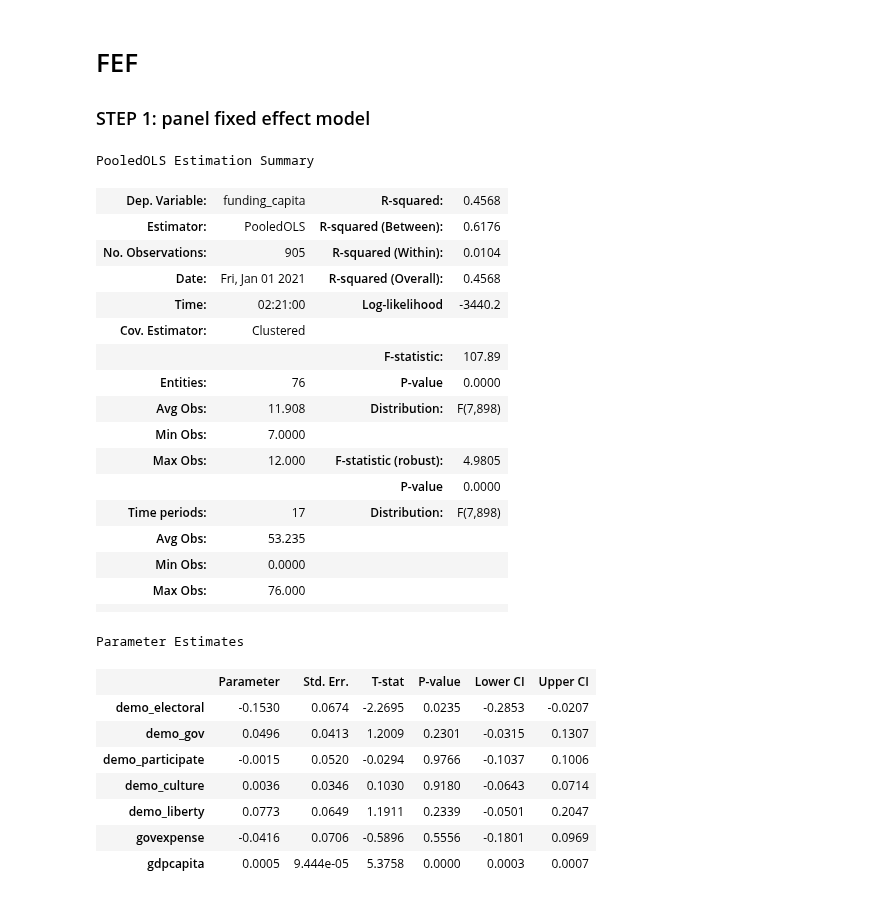
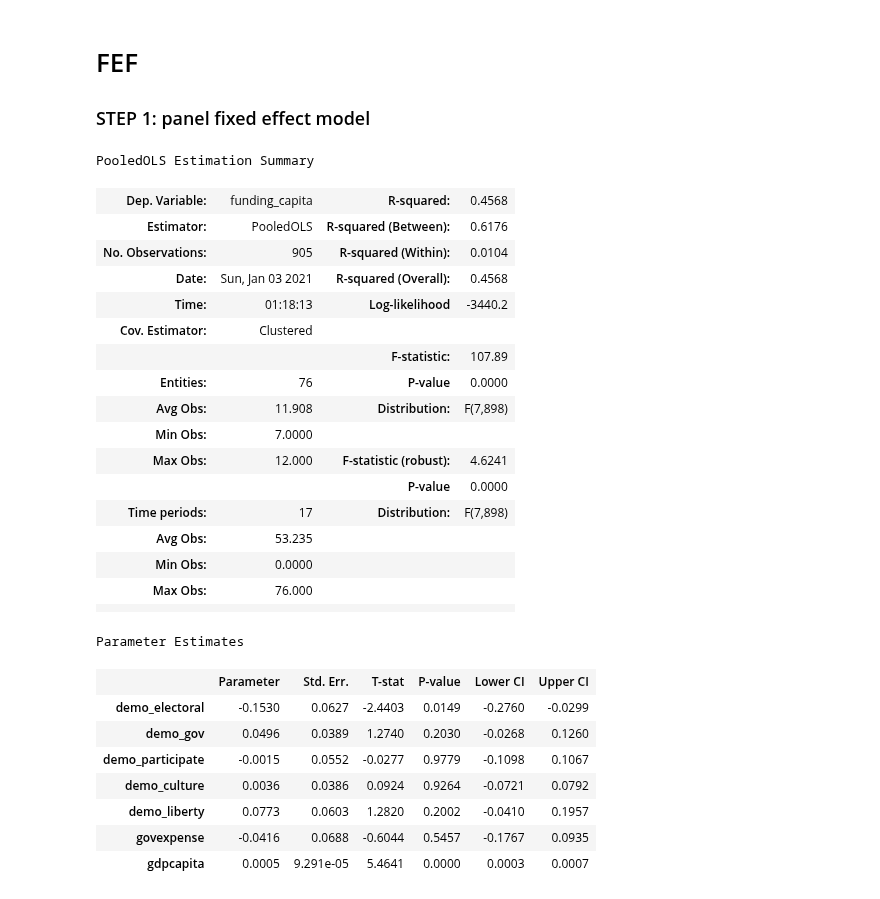
Before and after one commit to amanda8412383/research-module, a Jupyter notebook: panel.ipynb, the cells around one changed output. Cells and saved outputs as stored; diff of their text form; code cells hidden in the pictures.

```diff
--- a/panel.ipynb
+++ b/panel.ipynb
@@ -29,7 +37,10 @@ long = pd.read_csv('data/result_long.csv')
 
 #setting variables
 #time invariants
-x = ['altruism', 'posrecip', 'risktaking', 'patience', 'trust', 'negrecip', 'income_type', 'region']
+x = ['altruism', 'posrecip', 'risktaking', 'patience', 'trust', 'negrecip']
+
+#string variables
+x_str = ['income_type', 'region']
 
 #dummy vars
 x_dummy = ['oecd', 'g20', 'oda_int', 'aid']
@@ -44,9 +55,9 @@ gni = ['gni']
 long_c = sm.add_constant(long)
 long_y = long_c.assign(funding_capita= long_c['funding']/long_c['pop'])
 
-long_replace = long_y.replace({'funding_capita': np.nan}, 0)
+# long_replace = long_y.replace({'funding_capita': np.nan}, 0)
 long_index = long_replace.set_index(['isocode', 'year'])
-long_select_gni = long_index[['funding_capita'] + x + x_dummy + x_year + gni]
+long_select_gni = long_index[['funding_capita'] + x + x_str + x_dummy + x_year + gni]
 long_select_gni.info()
 # %% [output]
 <class 'pandas.core.frame.DataFrame'>
@@ -109,37 +120,37 @@ df.head()
 # %%
 #with gni
 mod = PooledOLS(df_gni.funding_capita, df_gni[x_year + gni])
-pooled_res_gni = mod.fit(cov_type='clustered', cluster_entity=True, cluster_time=False, entity_effects=True)
+pooled_res_gni = mod.fit(cov_type='clustered', cluster_entity=True, cluster_time=True, entity_effects=True)
 
 #without gni
 mod = PooledOLS(df.funding_capita, df[x_year])
-pooled_res = mod.fit(cov_type='clustered', cluster_entity=True, cluster_time=False, entity_effects=True)
+pooled_res = mod.fit(cov_type='clustered', cluster_entity=True, cluster_time=True, entity_effects=True)
 pooled_res
 # %% [output]
 PooledOLS Estimation Summary
 | Dep. Variable: | funding_capita | R-squared: | 0.4568 |
 | Estimator: | PooledOLS | R-squared (Between): | 0.6176 |
 | No. Observations: | 905 | R-squared (Within): | 0.0104 |
-| Date: | Fri, Jan 01 2021 | R-squared (Overall): | 0.4568 |
-| Time: | 02:21:00 | Log-likelihood | -3440.2 |
+| Date: | Sun, Jan 03 2021 | R-squared (Overall): | 0.4568 |
+| Time: | 01:18:13 | Log-likelihood | -3440.2 |
 | Cov. Estimator: | Clustered |  |  |
 |  |  | F-statistic: | 107.89 |
 | Entities: | 76 | P-value | 0.0000 |
 | Avg Obs: | 11.908 | Distribution: | F(7,898) |
 | Min Obs: | 7.0000 |  |  |
-| Max Obs: | 12.000 | F-statistic (robust): | 4.9805 |
+| Max Obs: | 12.000 | F-statistic (robust): | 4.6241 |
 |  |  | P-value | 0.0000 |
 | Time periods: | 17 | Distribution: | F(7,898) |
 | Avg Obs: | 53.235 |  |  |
 | Min Obs: | 0.0000 |  |  |
 | Max Obs: | 76.000 |  |  |
 |  |  |  |  |
 Parameter Estimates
 |  | Parameter | Std. Err. | T-stat | P-value | Lower CI | Upper CI |
-| demo_electoral | -0.1530 | 0.0674 | -2.2695 | 0.0235 | -0.2853 | -0.0207 |
-| demo_gov | 0.0496 | 0.0413 | 1.2009 | 0.2301 | -0.0315 | 0.1307 |
-| demo_participate | -0.0015 | 0.0520 | -0.0294 | 0.9766 | -0.1037 | 0.1006 |
-| demo_culture | 0.0036 | 0.0346 | 0.1030 | 0.9180 | -0.0643 | 0.0714 |
-| demo_liberty | 0.0773 | 0.0649 | 1.1911 | 0.2339 | -0.0501 | 0.2047 |
-| govexpense | -0.0416 | 0.0706 | -0.5896 | 0.5556 | -0.1801 | 0.0969 |
-| gdpcapita | 0.0005 | 9.444e-05 | 5.3758 | 0.0000 | 0.0003 | 0.0007 |
+| demo_electoral | -0.1530 | 0.0627 | -2.4403 | 0.0149 | -0.2760 | -0.0299 |
+| demo_gov | 0.0496 | 0.0389 | 1.2740 | 0.2030 | -0.0268 | 0.1260 |
+| demo_participate | -0.0015 | 0.0552 | -0.0277 | 0.9779 | -0.1098 | 0.1067 |
+| demo_culture | 0.0036 | 0.0386 | 0.0924 | 0.9264 | -0.0721 | 0.0792 |
+| demo_liberty | 0.0773 | 0.0603 | 1.2820 | 0.2002 | -0.0410 | 0.1957 |
+| govexpense | -0.0416 | 0.0688 | -0.6044 | 0.5457 | -0.1767 | 0.0935 |
+| gdpcapita | 0.0005 | 9.291e-05 | 5.4641 | 0.0000 | 0.0003 | 0.0007 |
```
Also changed, not shown: parts of 13 cells of this notebook, 2 other files.
